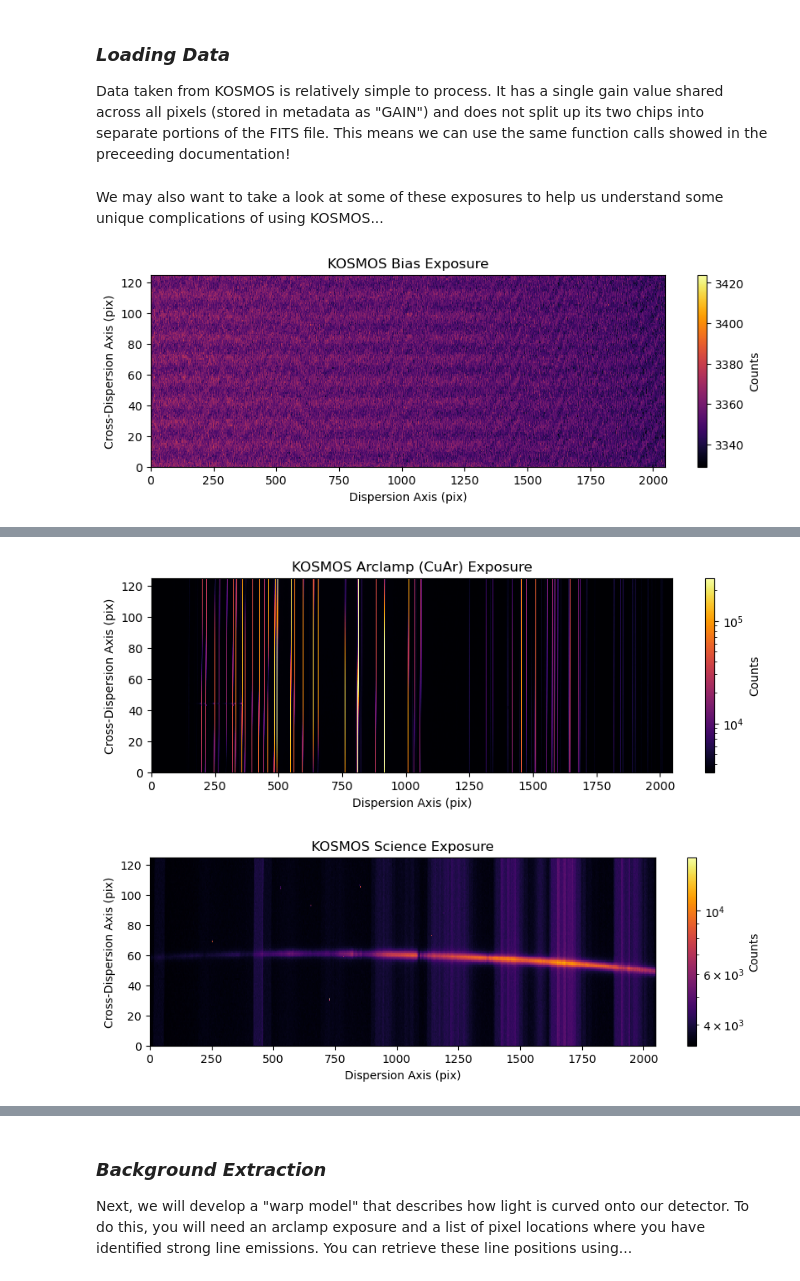
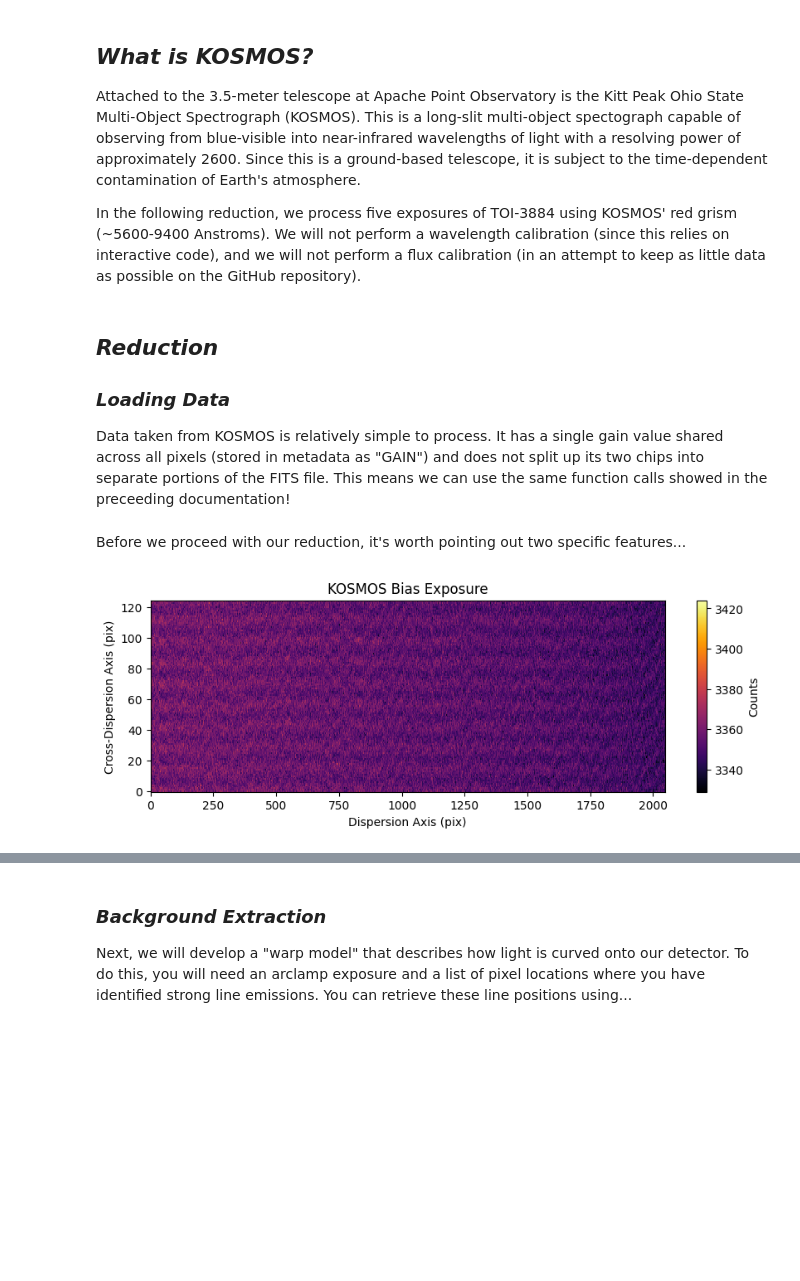
Before and after one commit to Autumn10677/specsuite, a Jupyter notebook: docs/kosmos_example.ipynb, the cells around one changed output, grey strips where cells are left out. Saved outputs shown, nothing was run; the diff lists cells and outputs as text; code cells hidden in the pictures; blank space fills up the shorter version.

```diff
--- a/docs/kosmos_example.ipynb
+++ b/docs/kosmos_example.ipynb
@@ -2,7 +2,13 @@
 import specsuite as ss
 import numpy as np
 import matplotlib.pyplot as plt
+# %% [markdown]
+## _What is KOSMOS?_
+Attached to the 3.5-meter telescope at Apache Point Observatory is the Kitt Peak Ohio State Multi-Object Spectrograph (KOSMOS). This is a long-slit multi-object spectograph capable of observing from blue-visible into near-infrared wavelengths of light with a resolving power of approximately 2600. Since this is a ground-based telescope, it is subject to the time-dependent contamination of Earth's atmosphere.
+
+In the following reduction, we process five exposures of TOI-3884 using KOSMOS' red grism (~5600-9400 Anstroms). We will not perform a wavelength calibration (since this relies on interactive code), and we will not perform a flux calibration (in an attempt to keep as little data as possible on the GitHub repository).
 # %% [markdown]
+## _Reduction_
 ### _Loading Data_
 Data taken from KOSMOS is relatively simple to process. It has a single gain value shared across all pixels (stored in metadata as "GAIN") and does not split up its two chips into separate portions of the FITS file. This means we can use the same function calls showed in the preceeding documentation!
 # %%
@@ -17,13 +23,13 @@ bias = ss.average_matching_files(
     instrument = "KOSMOS",
     crop_bds = DATA_REGION,
 )
-flat = ss.average_matching_files(
+raw_flat = ss.average_matching_files(
     path = CAL_PATH,
     tag = "flat",
     instrument="KOSMOS",
     crop_bds = DATA_REGION,
 )
-arc = ss.average_matching_files(
+raw_arc = ss.average_matching_files(
     path = CAL_PATH,
     tag = "neon",
     instrument = "KOSMOS",
@@ -31,40 +37,26 @@ arc = ss.average_matching_files(
 )
 
 # Loads target object exposures
-science = ss.collect_images_array(
+raw_science = ss.collect_images_array(
     path = DATA_PATH,
     tag = "toi3884",
     instrument = "KOSMOS",
     crop_bds = DATA_REGION,
-).astype(float)
+)
 # %% [markdown]
-We may also want to take a look at some of these exposures to help us understand some unique complications of using KOSMOS...
+Before we proceed with our reduction, it's worth pointing out two specific features...
 # %%
 ss.plot_image(
     bias,
     title = "KOSMOS Bias Exposure",
 )
 
 ss.plot_image(
-    flat,
+    raw_flat,
     norm = 'log',
     title = "KOSMOS Flatfield Exposure",
 )
-
-ss.plot_image(
-    arc,
-    norm = 'log',
-    title = "KOSMOS Arclamp (CuAr) Exposure",
-)
-
-ss.plot_image(
-    science[0],
-    norm = 'log',
-    title = "KOSMOS Science Exposure",
-)
 # %% [output]
-[figure, old version]
+[figure, new version]
 [figure]
-[figure, removed]
-[figure, removed]
 # %% [markdown]
```
Also changed, not shown: parts of 18 cells of this notebook, 2 other files.
